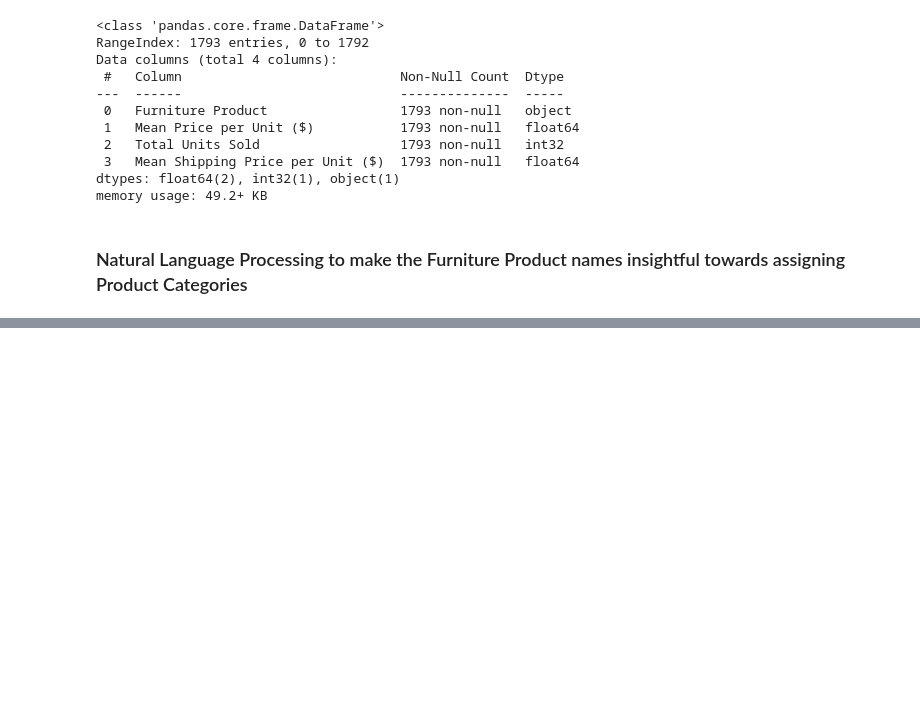
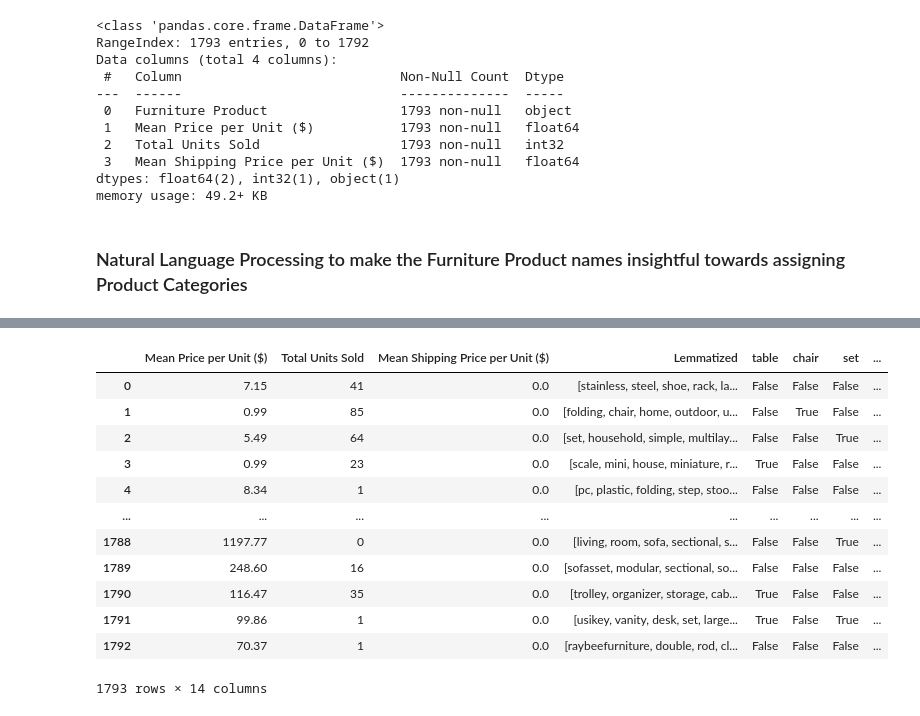
Before and after one commit to krishnarupa1008/E-commerce-Furniture-Sales-Analysis, a Jupyter notebook: E-Commerce Furniture Sales.ipynb, the cells around one changed output, grey strips where cells are left out. Drawn from its saved outputs; the diff is of its cells as text; code cells hidden in the pictures; blank space fills up the shorter version.

```diff
--- a/E-Commerce Furniture Sales.ipynb
+++ b/E-Commerce Furniture Sales.ipynb
@@ -405,0 +592,10 @@ memory usage: 49.2+ KB
+# %%
+# based on the results from the previous cell, we choose these meaningful product tags/categories:
+# table, chair, set, storage, drawer, sofa, bedroom, shoe, modern, other
+df_dash = df_aggregated.drop(columns=["Furniture Product", "Furniture Product Cleaned", "Tokenized"])
+# %%
+product_tags = ['table', 'chair', 'set', 'storage', 'drawer', 'sofa', 'bedroom', 'shoe', 'modern']
+for tag in product_tags:
+  df_dash[tag] = df_dash['Lemmatized'].apply(lambda x: tag in x)
+
+df_dash.head()
@@ -405,0 +609,19 @@ memory usage: 49.2+ KB
+# %%
+# drop Lemmatized, create 'other' tag/category
+cols_to_check = df_dash.iloc[:, 4:]
+df_dash['other'] = cols_to_check.apply(lambda x: True if not x.any() else False, axis=1) # 'other' if it's False for all existing tags
+df_dash
+# %% [output]
+|  | Mean Price per Unit ($) | Total Units Sold | Mean Shipping Price per Unit ($) | Lemmatized | table | chair | set | ... |
+| 0 | 7.15 | 41 | 0.0 | [stainless, steel, shoe, rack, la... | False | False | False | ... |
+| 1 | 0.99 | 85 | 0.0 | [folding, chair, home, outdoor, u... | False | True | False | ... |
+| 2 | 5.49 | 64 | 0.0 | [set, household, simple, multilay... | False | False | True | ... |
+| 3 | 0.99 | 23 | 0.0 | [scale, mini, house, miniature, r... | True | False | False | ... |
+| 4 | 8.34 | 1 | 0.0 | [pc, plastic, folding, step, stoo... | False | False | False | ... |
+| ... | ... | ... | ... | ... | ... | ... | ... | ... |
+| 1788 | 1197.77 | 0 | 0.0 | [living, room, sofa, sectional, s... | False | False | True | ... |
+| 1789 | 248.60 | 16 | 0.0 | [sofasset, modular, sectional, so... | False | False | False | ... |
+| 1790 | 116.47 | 35 | 0.0 | [trolley, organizer, storage, cab... | True | False | False | ... |
+| 1791 | 99.86 | 1 | 0.0 | [usikey, vanity, desk, set, large... | True | False | True | ... |
+| 1792 | 70.37 | 1 | 0.0 | [raybeefurniture, double, rod, cl... | False | False | False | ... |
+1793 rows × 14 columns
```
Also changed, not shown: parts of 25 cells of this notebook, 5 other files.
